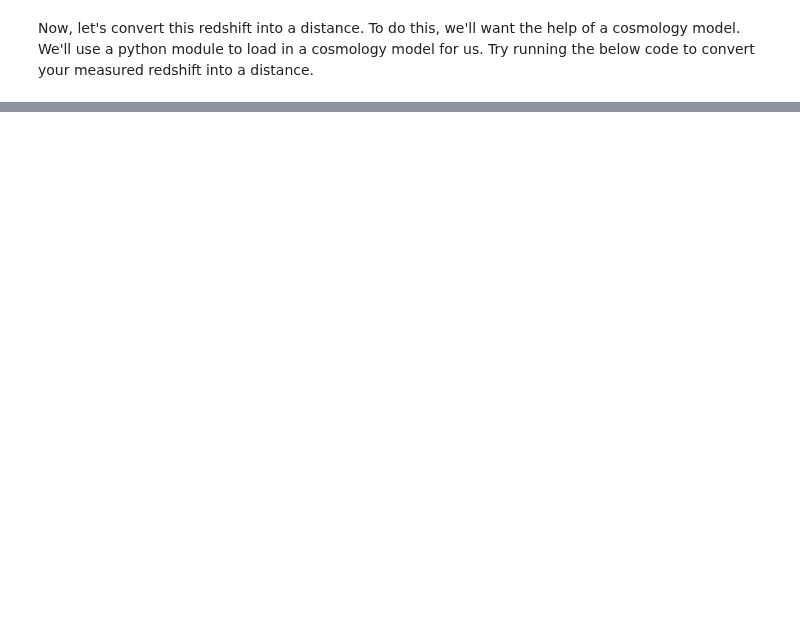
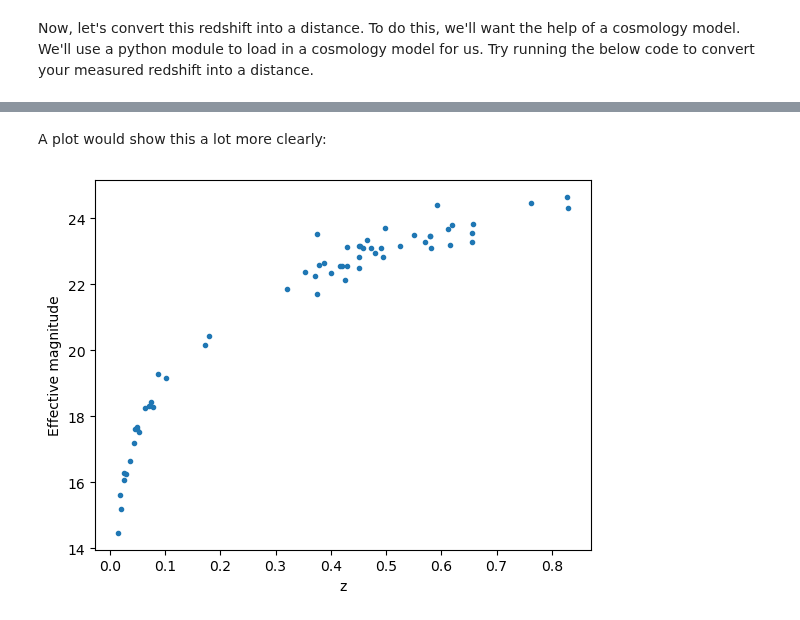
Before and after one commit to DESIHIGH/desihigh, a Jupyter notebook: notebooks/English/DESI_SurveyOverview.ipynb, the cells around one changed output, grey strips where cells are left out. Cells and saved outputs as stored; diff of their text form; code cells hidden in the pictures; blank space fills up the shorter version.

Commit message:
First Intro notebook draft

```diff
--- a/notebooks/English/DESI_SurveyOverview.ipynb
+++ b/notebooks/English/DESI_SurveyOverview.ipynb
@@ -169,0 +202,9 @@ The [DESI value](https://www.legacysurvey.org/viewer/desi-spectrum/edr/targetid3
+# %%
+# load in the redshift and magnitude (brightness) data for the supernovae
+dat     = pd.read_csv('../../data/perlmutter.txt', names=['z', 'Effective magnitude'], comment='#', sep='\s+')
+
+# save the first ten data entries to a variable
+toprint = dat[:10]
+
+# in jupyter, we can print a variable simply by typing the variable name at the end of a cell
+toprint
@@ -169,0 +223,11 @@ The [DESI value](https://www.legacysurvey.org/viewer/desi-spectrum/edr/targetid3
+# %% [markdown]
+A plot would show this a lot more clearly:
+# %%
+plt.plot(dat['z'], dat['Effective magnitude'], marker='.', lw=0.0)
+
+plt.xlabel('z')
+plt.ylabel('Effective magnitude')
+
+plt.show()
+# %% [output]
+[figure, added]
```
Also changed, not shown: parts of 40 cells of this notebook, 5 other files.
